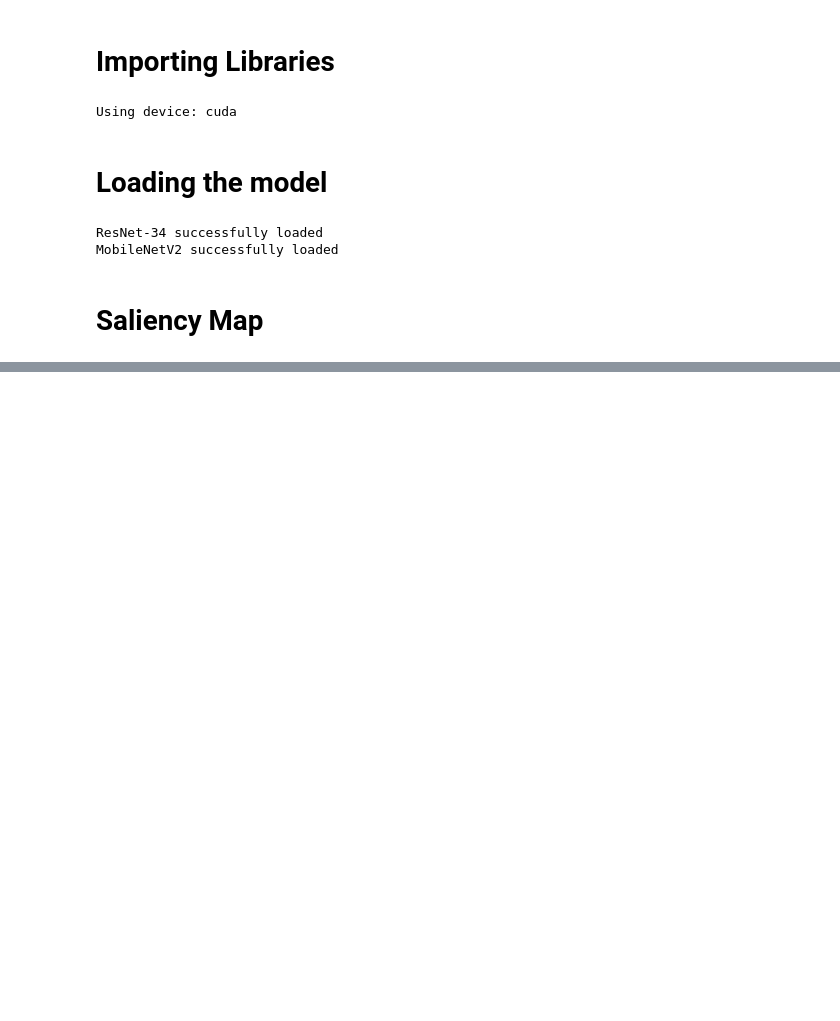
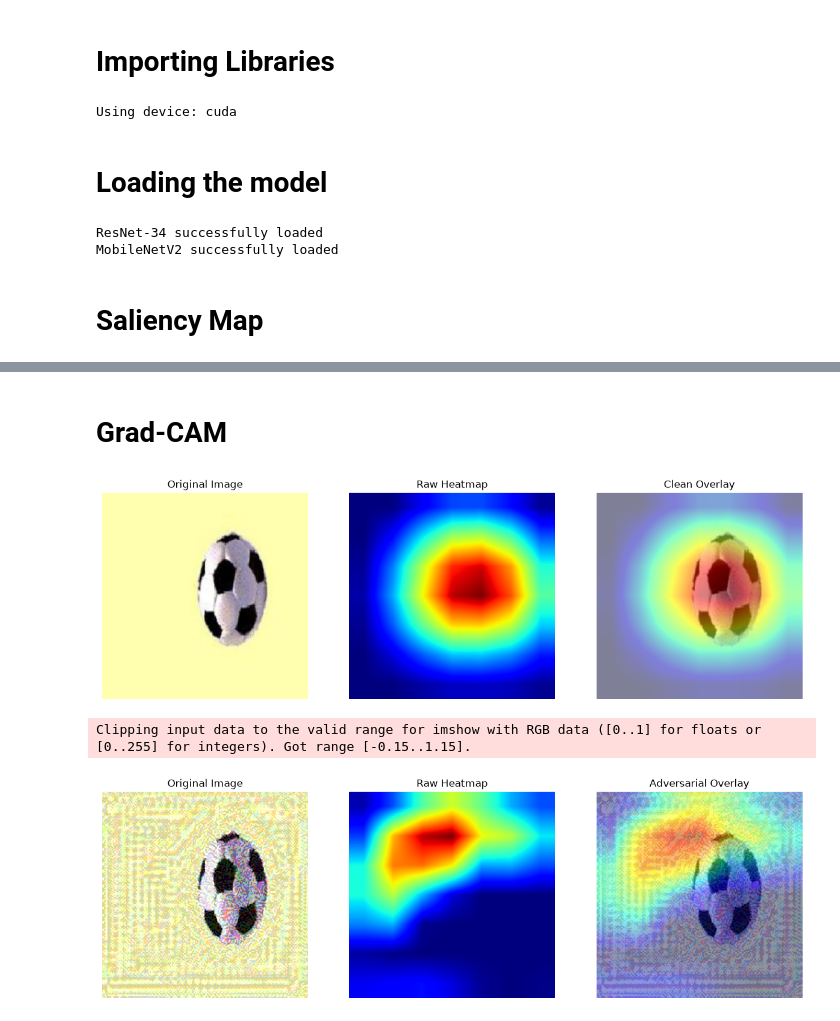
Before and after one commit to KarimBasem14/MIA_TRAINING27, a Jupyter notebook: Task5.2/Phase3/model_explainability.ipynb, the cells around one changed output, grey strips where cells are left out. Cells and saved outputs as stored; diff of their text form; code cells hidden in the pictures; blank space fills up the shorter version.

Commit message:
Added GradCam to task5.2.2

```diff
--- a/Task5.2/Phase3/model_explainability.ipynb
+++ b/Task5.2/Phase3/model_explainability.ipynb
@@ -208,0 +209,2 @@ True Label: 1 | New Model Prediction: 0
+# %% [markdown]
+# Grad-CAM
@@ -208,0 +275,48 @@ True Label: 1 | New Model Prediction: 0
+# %%
+def visualize_gradcam(image_tensor, cam, title="Grad-CAM"):
+    """
+    Overlays the Grad-CAM heatmap on the original image.
+    """
+    # Convert original image to numpy [H, W, C]
+    img = image_tensor.squeeze().detach().cpu().numpy()
+    img = np.transpose(img, (1, 2, 0))
+
+    # Get the colormap and create the heatmap
+    cmap = colormaps.get_cmap('jet')
+    heatmap = cmap(cam)[..., :3] # Keep only RGB channels from cmap
+
+    # Blend the original image and the heatmap
+    overlay = 0.5 * heatmap + 0.5 * img
+    overlay = np.clip(overlay, 0, 1) # Ensure valid pixel range
+
+    # Plotting
+    fig, ax = plt.subplots(1, 3, figsize=(15, 5))
+
+    ax[0].imshow(img)
+    ax[0].set_title("Original Image")
+    ax[0].axis('off')
+
+    ax[1].imshow(cam, cmap='jet')
+    ax[1].set_title("Raw Heatmap")
+    ax[1].axis('off')
+
+    ax[2].imshow(overlay)
+    ax[2].set_title(title)
+    ax[2].axis('off')
+
+    plt.show()
+# %%
+target_layer = resnet34_model.layer4[-1]
+grad_cam = GradCAM(model=resnet34_model, target_layer=target_layer)
+
+# Generate and visualize for the CLEAN image
+cam_clean = grad_cam.generate_cam(image)
+visualize_gradcam(image, cam_clean, title="Clean Overlay")
+
+# Generate and visualize for the ADVERSARIAL image
+cam_adv = grad_cam.generate_cam(adv_image)
+visualize_gradcam(adv_image, cam_adv, title="Adversarial Overlay")
+# %% [output]
+[figure, added]
+Clipping input data to the valid range for imshow with RGB data ([0..1] for floats or [0..255] for integers). Got range [-0.15..1.15].
+[figure, added]
```
Also changed, not shown: parts of 2 cells of this notebook.
